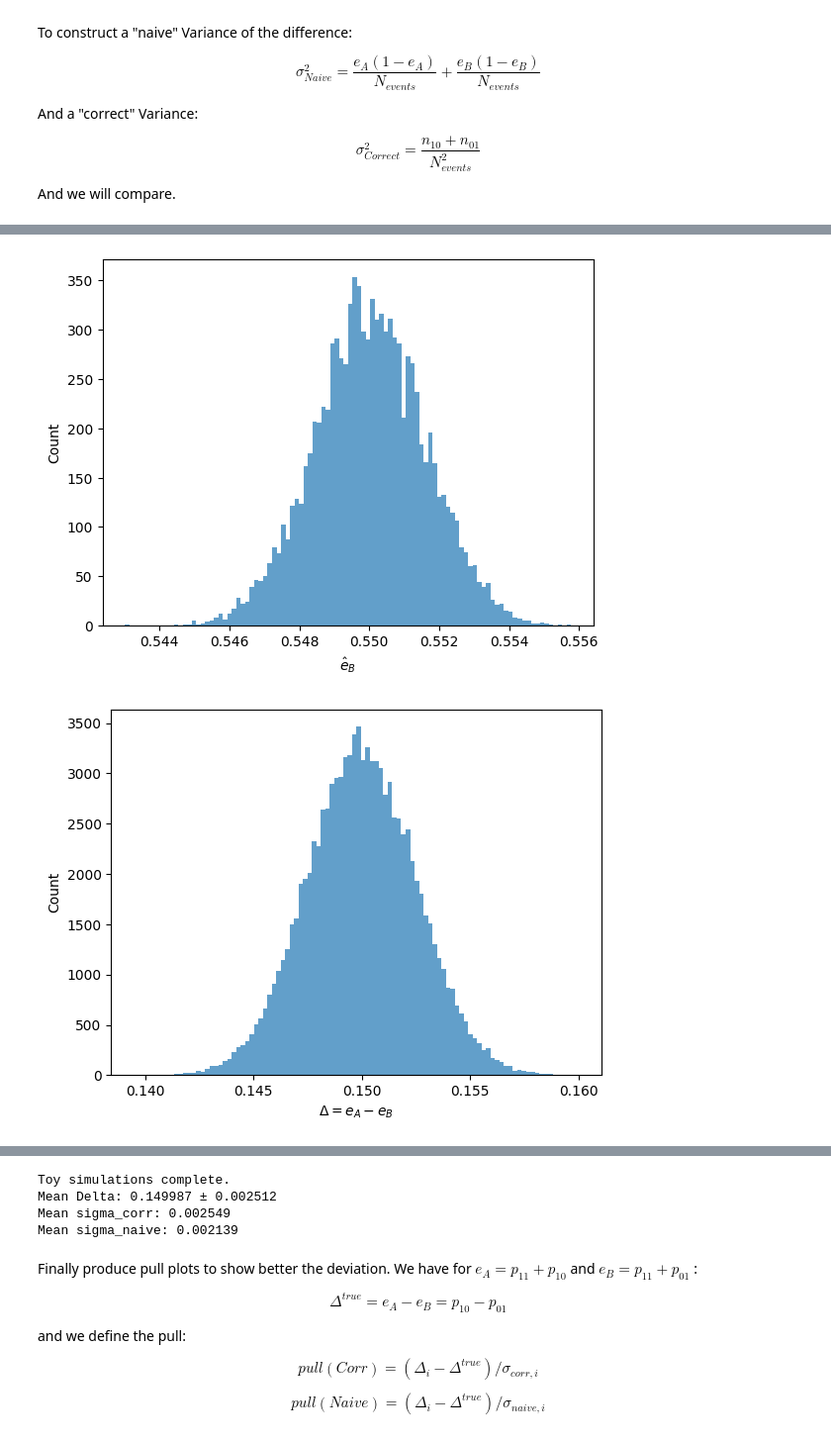
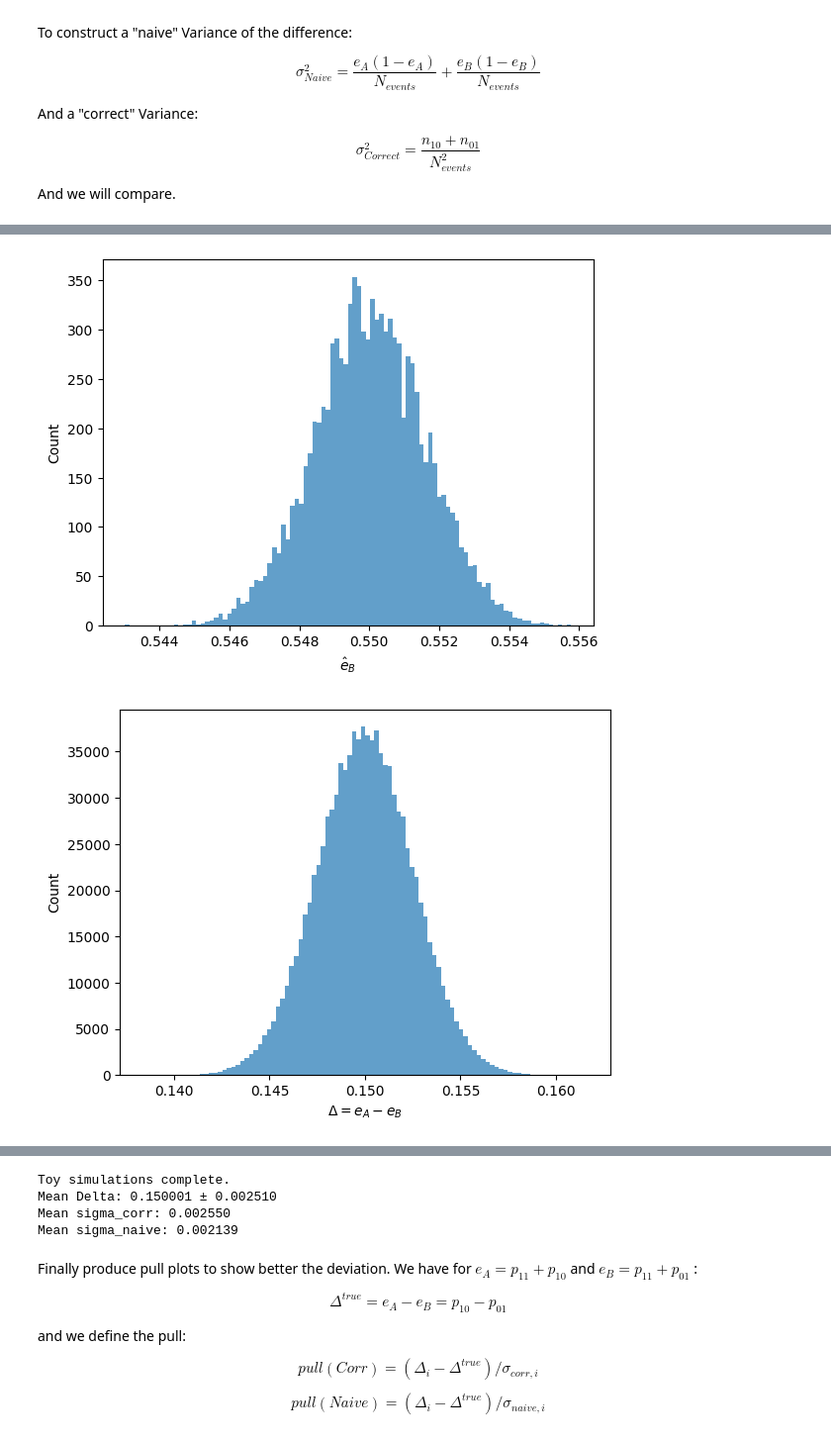
Before and after one commit to christosvergis-uleg/CorrelatedEfficiencies, a Jupyter notebook: start.ipynb, the cells around one changed output, grey strips where cells are left out. Shown: that part at 99% size. Saved outputs shown, nothing was run; the diff lists cells and outputs as text; code cells hidden in the pictures.

```diff
--- a/start.ipynb
+++ b/start.ipynb
@@ -77,7 +77,7 @@ $$\sigma_{{Correct}}^2 = \dfrac{n_{10}+n_{01}}{N_{{events}}^2}$$
 And we will compare.
 # %%
 Nevents = 100000
-Ntoys = 100000
+Ntoys = 1000000
 
 deltas        = np.empty(Ntoys)
 sigma_corrs   = np.empty(Ntoys)
@@ -112,31 +112,31 @@ plt.hist(eff_B_list, bins=100, histtype='stepfilled', alpha=0.7)
 #plt.xticks([-0.5, 0.5, 1.5], ['only B', 'A&B', 'only A'])
 plt.xlabel(r'$\hat{{e}}_B$ ')
 plt.ylabel('Count')
 plt.show()
 
 plt.hist(deltas, bins=100, histtype='stepfilled', alpha=0.7)
 #plt.xticks([-0.5, 0.5, 1.5], ['only B', 'A&B', 'only A'])
 plt.xlabel(r'$\Delta = e_A - e_B$ ')
 plt.ylabel('Count')
 plt.show()
 
 min_val = min(np.min(sigma_corrs), np.min(sigma_naives))
 max_val = max(np.max(sigma_corrs), np.max(sigma_naives))
 # create 100 bins (101 edges) shared between both histograms
 bins = np.linspace(min_val, max_val, 101)
 
 plt.hist(sigma_corrs, bins=bins, label='correct', histtype='stepfilled', alpha=0.7)
 plt.hist(sigma_naives, bins=bins, label='naive', histtype='step', alpha=0.7)
 plt.xlabel(r'$\sigma_{\Delta}$')
 plt.ylabel('Count')
 plt.legend()
 plt.show()
 
 print("Toy simulations complete.")
 print(f"Mean Delta: {np.mean(deltas):.6f} ± {np.std(deltas):.6f}")
 print(f"Mean sigma_corr: {np.mean(sigma_corrs):.6f}")
 print(f"Mean sigma_naive: {np.mean(sigma_naives):.6f}")
 # %% [output]
 [figure]
 [figure]
-[figure, old version]
+[figure, new version]
@@ -144,6 +144,6 @@ print(f"Mean sigma_naive: {np.mean(sigma_naives):.6f}")
 Toy simulations complete.
-Mean Delta: 0.149987 ± 0.002512
-Mean sigma_corr: 0.002549
+Mean Delta: 0.150001 ± 0.002510
+Mean sigma_corr: 0.002550
 Mean sigma_naive: 0.002139
 # %% [markdown]
 Finally produce pull plots to show better the deviation. We have for $e_{A} = p_{11} + p_{10}$ and $e_{B}=p_{11}+p_{01}$ :
```
Also changed, not shown: parts of 2 cells of this notebook.
